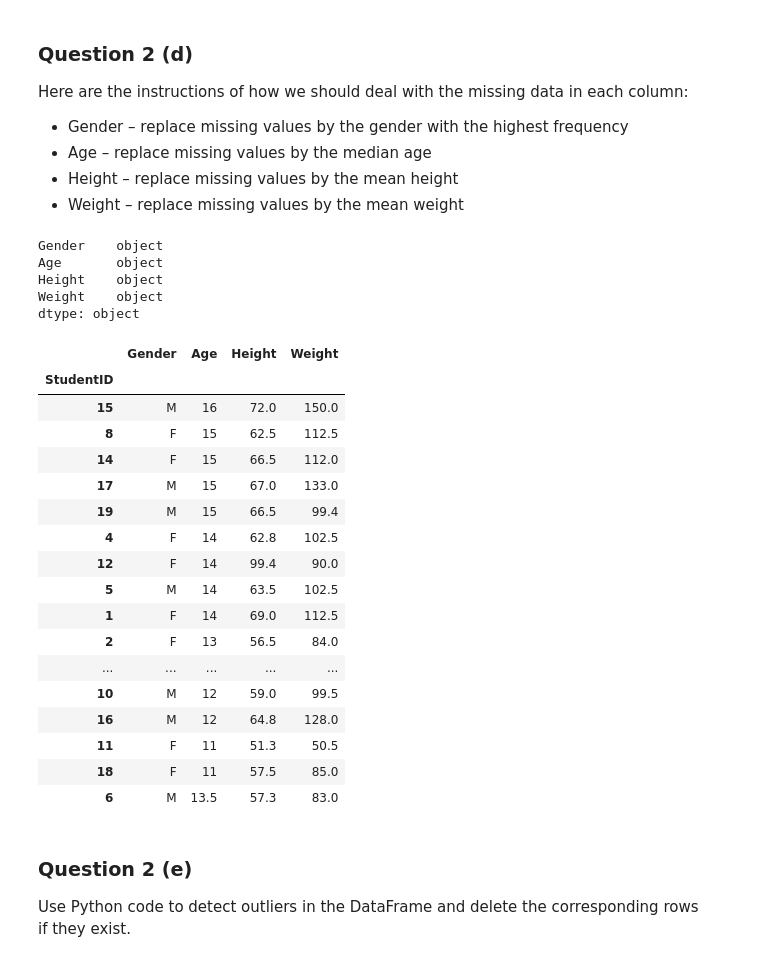
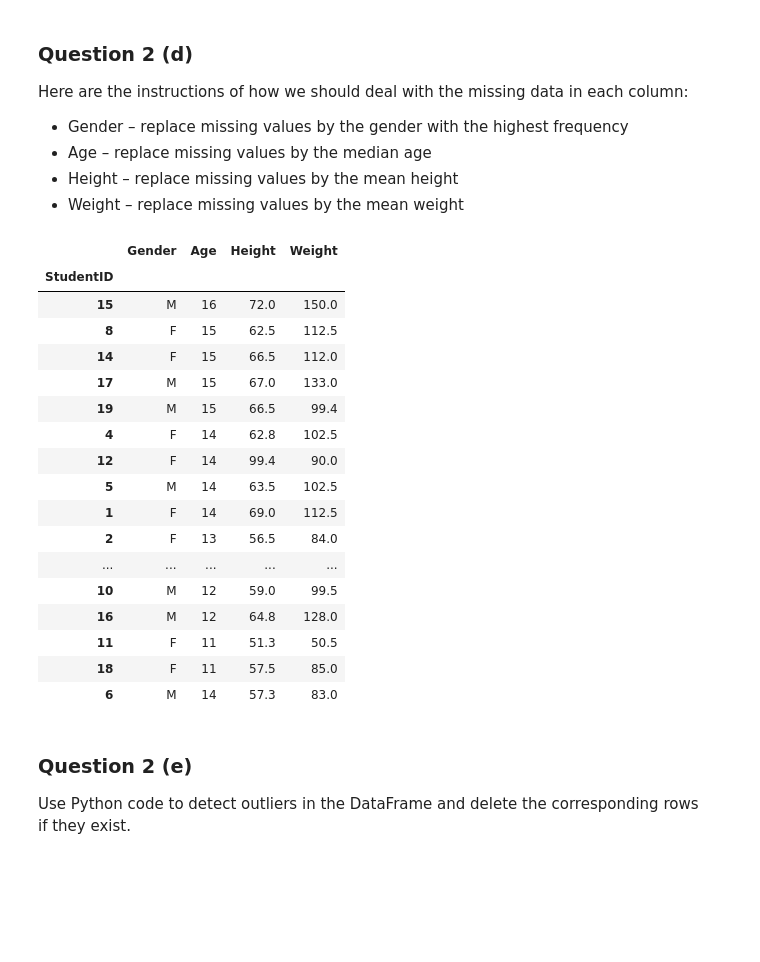
Before and after one commit to SharilAli/ANL252---Python-for-Data-Analytics, a Jupyter notebook: GBA/GBA01.ipynb, the cells around one changed output. Saved outputs shown, nothing was run; the diff lists cells and outputs as text; code cells hidden in the pictures; blank space fills up the shorter version.

```diff
--- a/GBA/GBA01.ipynb
+++ b/GBA/GBA01.ipynb
@@ -181,49 +181,41 @@ missing data in each column:
 * Age – replace missing values by the median age
 * Height – replace missing values by the mean height
 * Weight – replace missing values by the mean weight
-# %%
-df.dtypes
-# %% [output]
-Gender    object
-Age       object
-Height    object
-Weight    object
-dtype: object
 # %%
 # Get highest frequency of gender
 replace_gender = df["Gender"].value_counts().idxmax()
 df["Gender"] = df["Gender"].replace([None], replace_gender)
 
 # Get median of age
 replace_age = df["Age"].median()
-df["Age"] = df["Age"].replace([None], replace_age)
+df["Age"] = df["Age"].replace([None], round(replace_age))
 
 # Height and Weight are obj dtypes, requires conversion to float to find mean
 df[["Height","Weight"]] = df[["Height","Weight"]].apply(pd.to_numeric, axis=1)
 replace_height = round(df["Height"].mean(), 1)
 replace_weight = round(df["Weight"].mean(), 1)
 df["Height"] = df["Height"].replace(np.nan, replace_weight)
 df["Weight"] = df["Weight"].replace(np.nan, replace_weight)
 df
 # %% [output]
 |  | Gender | Age | Height | Weight |
 | StudentID |  |  |  |  |
 | 15 | M | 16 | 72.0 | 150.0 |
 | 8 | F | 15 | 62.5 | 112.5 |
 | 14 | F | 15 | 66.5 | 112.0 |
 | 17 | M | 15 | 67.0 | 133.0 |
 | 19 | M | 15 | 66.5 | 99.4 |
 | 4 | F | 14 | 62.8 | 102.5 |
 | 12 | F | 14 | 99.4 | 90.0 |
 | 5 | M | 14 | 63.5 | 102.5 |
 | 1 | F | 14 | 69.0 | 112.5 |
 | 2 | F | 13 | 56.5 | 84.0 |
 | ... | ... | ... | ... | ... |
 | 10 | M | 12 | 59.0 | 99.5 |
 | 16 | M | 12 | 64.8 | 128.0 |
 | 11 | F | 11 | 51.3 | 50.5 |
 | 18 | F | 11 | 57.5 | 85.0 |
-| 6 | M | 13.5 | 57.3 | 83.0 |
+| 6 | M | 14 | 57.3 | 83.0 |
 # %% [markdown]
 ### Question 2 (e)
 
```
Also changed, not shown: parts of 1 cell of this notebook, 8 other files.
